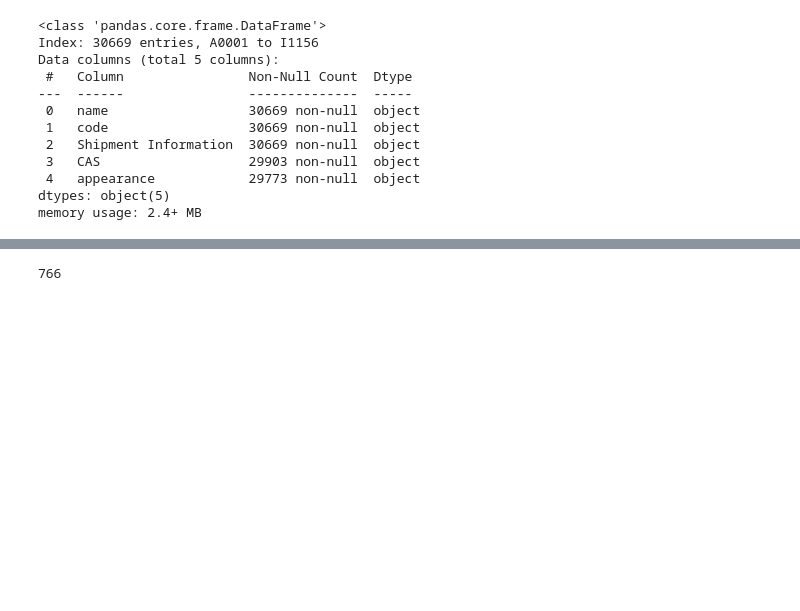
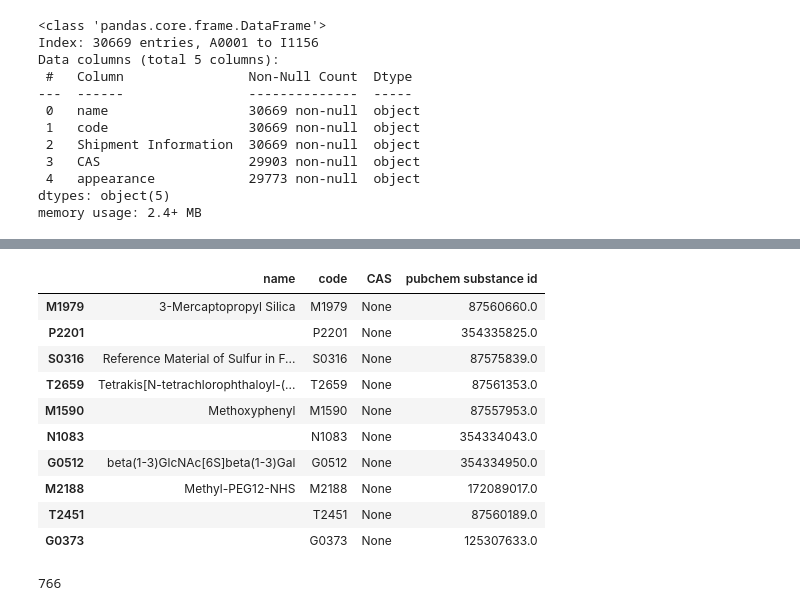
Before and after one commit to stephanyvargas/Learning_DataScience, a Jupyter notebook: WebScrapping_data/test_data_TCI.ipynb, the cells around one changed output, grey strips where cells are left out. Cells and saved outputs as stored; diff of their text form; code cells hidden in the pictures; blank space fills up the shorter version.

```diff
--- a/WebScrapping_data/test_data_TCI.ipynb
+++ b/WebScrapping_data/test_data_TCI.ipynb
@@ -213,3 +213,18 @@ df[df.CAS.isnull()][['name','code', 'CAS']].sample(10)
+# %%
+#check the compounds that have no CAS -> got to come back to these eventually
+df[df.CAS.isnull() & df['pubchem substance id'].notnull()][['name','code', 'CAS', 'pubchem substance id']].sample(10)
+# %% [output]
+|  | name | code | CAS | pubchem substance id |
+| M1979 | 3-Mercaptopropyl Silica | M1979 | None | 87560660.0 |
+| P2201 |  | P2201 | None | 354335825.0 |
+| S0316 | Reference Material of Sulfur in F... | S0316 | None | 87575839.0 |
+| T2659 | Tetrakis[N-tetrachlorophthaloyl-(... | T2659 | None | 87561353.0 |
+| M1590 | Methoxyphenyl | M1590 | None | 87557953.0 |
+| N1083 |  | N1083 | None | 354334043.0 |
+| G0512 | beta(1-3)GlcNAc[6S]beta(1-3)Gal | G0512 | None | 354334950.0 |
+| M2188 | Methyl-PEG12-NHS | M2188 | None | 172089017.0 |
+| T2451 |  | T2451 | None | 87560189.0 |
+| G0373 |  | G0373 | None | 125307633.0 |
 # %%
 len(df[df.CAS.isnull()])
 # %% [output]
```
Also changed, not shown: parts of 2 cells of this notebook.
